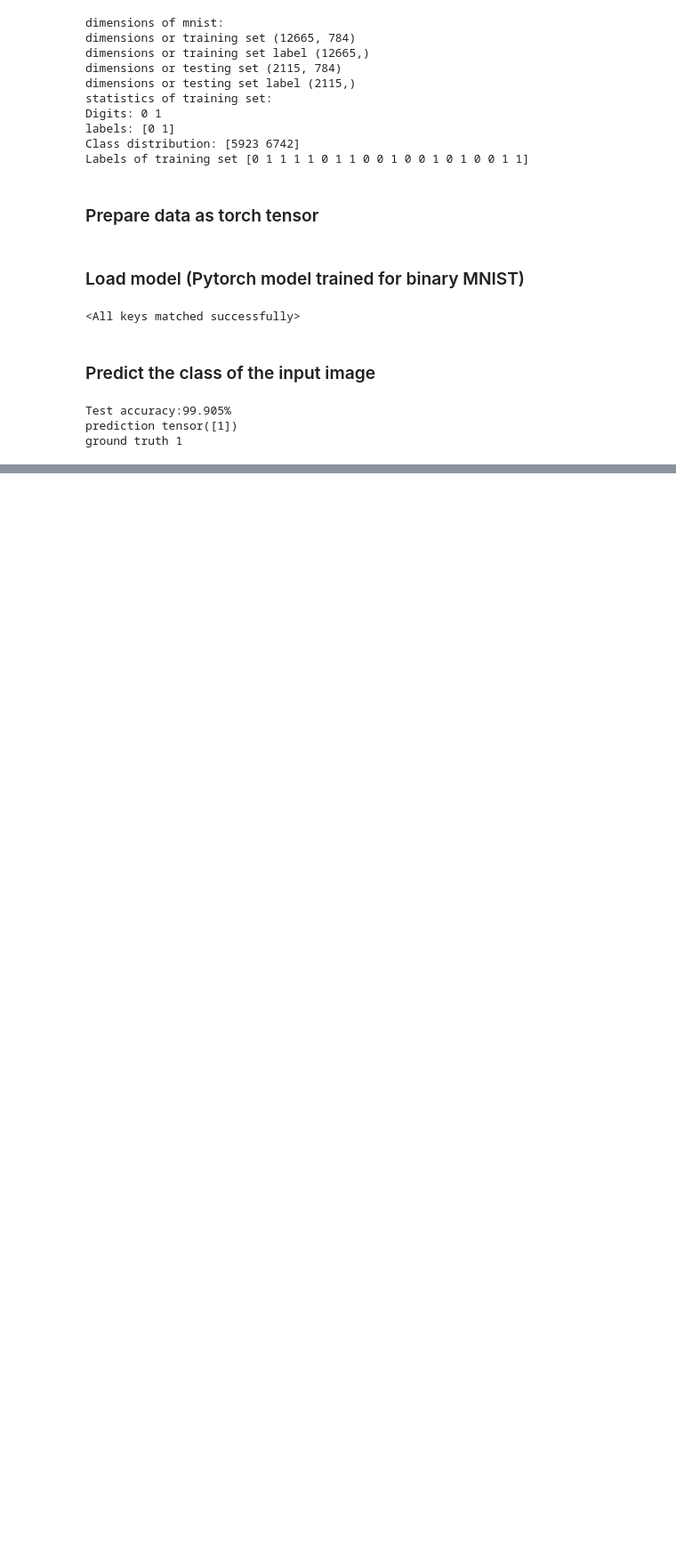
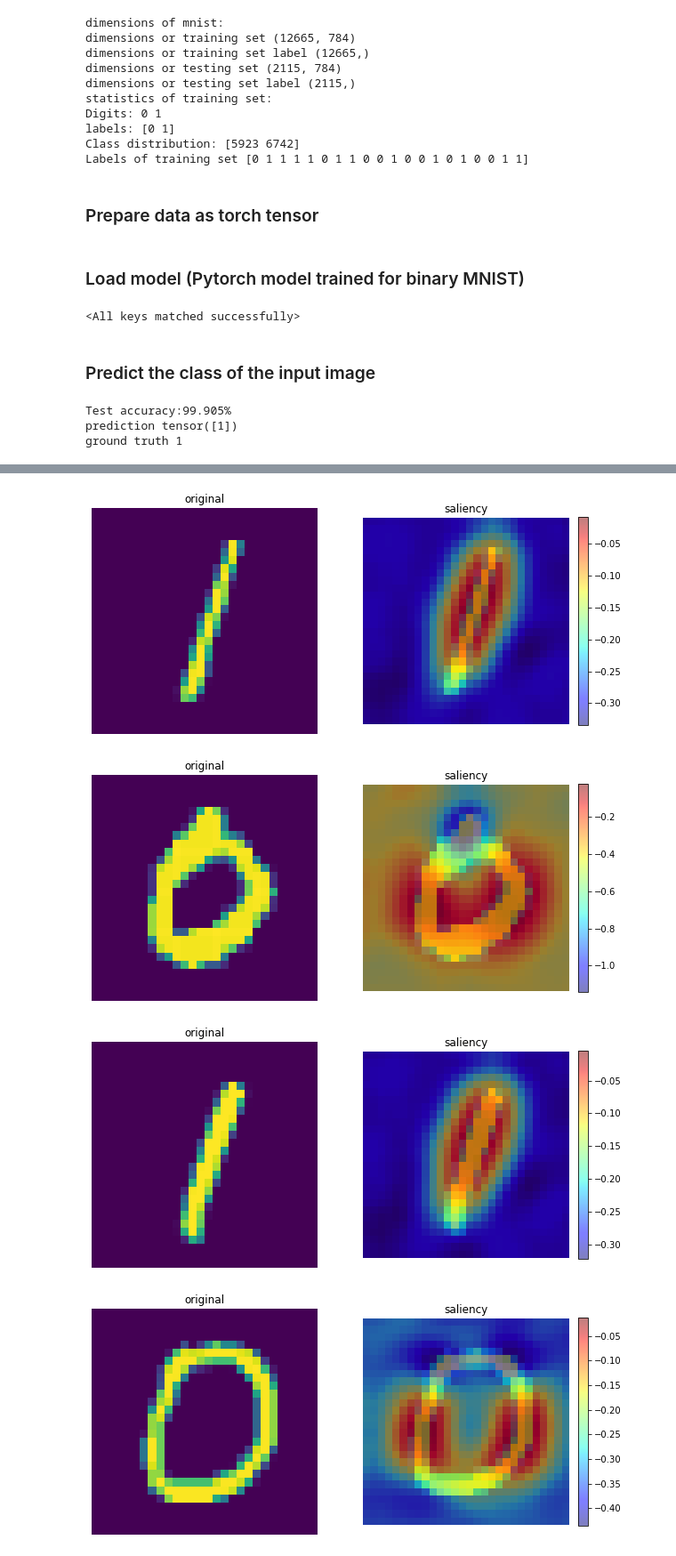
Before and after one commit to dianna-ai/dianna-exploration, a Jupyter notebook: example_data/xai_method_study/RISE/RISE_mnist_binary.ipynb, the cells around one changed output, grey strips where cells are left out. Shown at 89% size. Saved outputs shown, nothing was run; the diff lists cells and outputs as text; code cells hidden in the pictures; blank space fills up the shorter version.

```diff
--- a/example_data/xai_method_study/RISE/RISE_mnist_binary.ipynb
+++ b/example_data/xai_method_study/RISE/RISE_mnist_binary.ipynb
@@ -182,0 +182,24 @@ for i in range(case):
+# %%
+# plot the attribution for a number of cases
+case = 10
+for i in range(case):
+    # call RISE method.
+    saliency = explainer(test_X_torch[i:i+1,:,:,:]) # pass model and input
+    plt.figure(figsize=(10, 5))
+    plt.subplot(1, 2, 1)
+    plt.axis('off')
+    plt.title('original')
+    plt.imshow(test_X_torch[i,0,:,:])
+
+    plt.subplot(1, 2, 2)
+    plt.axis('off')
+    plt.title('saliency')
+    plt.imshow(test_X_torch[i,0,:,:])
+    plt.imshow(saliency[test_y_torch[i],:,:], cmap='jet', alpha=0.5) # plot the
+    plt.colorbar(fraction=0.046, pad=0.04)
+    plt.show()
+# %% [output]
+[figure, added]
+[figure, added]
+[figure, added]
+[figure, added]
```
Also changed, not shown: parts of 8 cells of this notebook, 1 other file.
